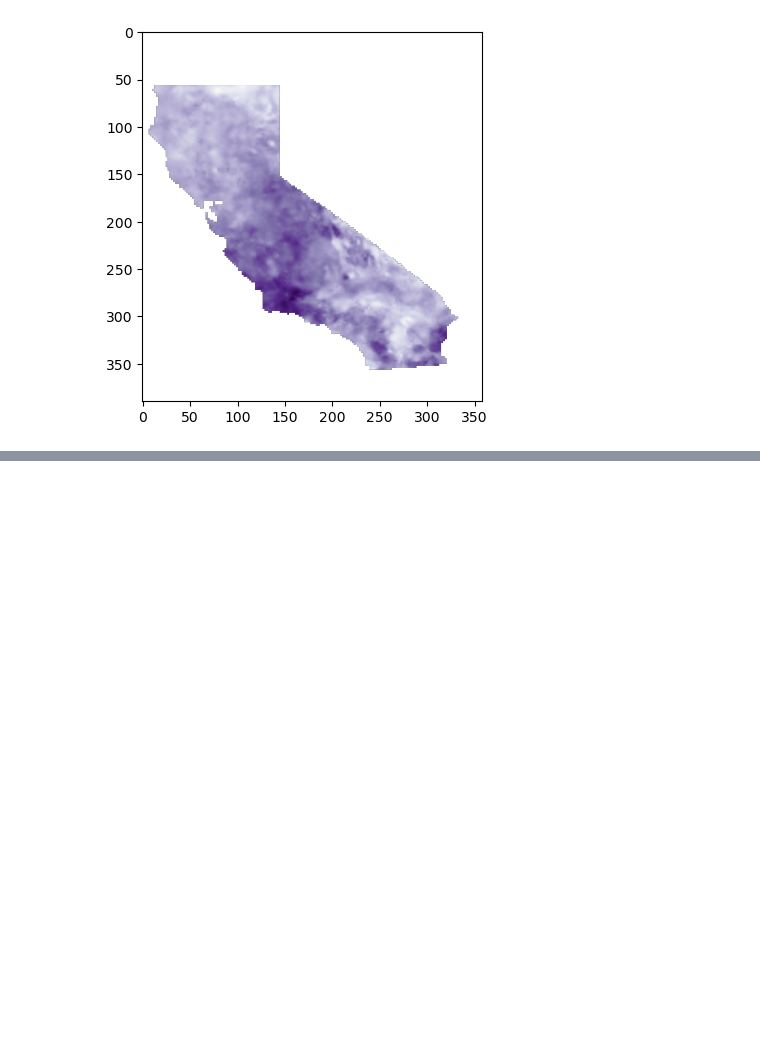
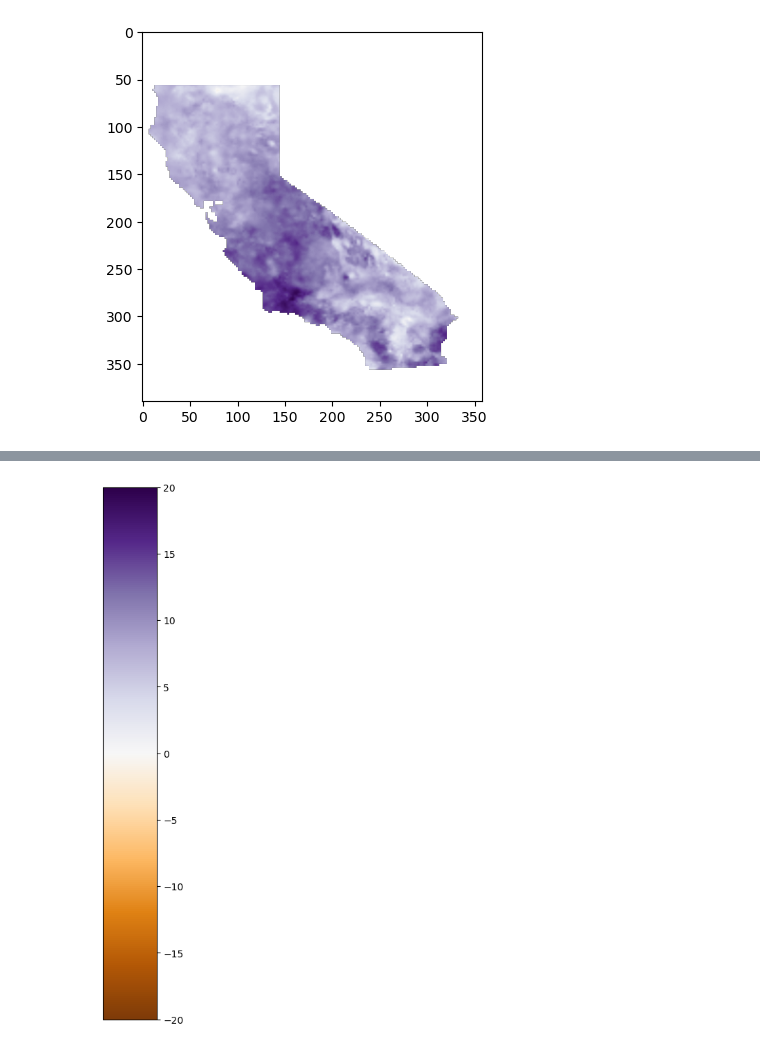
Before and after one commit to AgentOxygen/Troubled-Waters-App, a Jupyter notebook: Prototyping.ipynb, the cells around one changed output, grey strips where cells are left out. Cells and saved outputs as stored; diff of their text form; code cells hidden in the pictures; blank space fills up the shorter version.

```diff
--- a/Prototyping.ipynb
+++ b/Prototyping.ipynb
@@ -147,0 +167,17 @@ im
+# %%
+CB_OUTPUT_DIR = "../troubled_waters_data/colorbars/"
+metrics = ['frac_extreme', 'max_threeday_precip', 'nov_mar_percent',
+            'rainfall_ratio', 'num_ros_events', 'norm_rain_on_snow',
+            'SWE_total', 'et']
+norms = [Normalize(vmin=-20, vmax=20), Normalize(vmin=-100, vmax=100), Normalize(vmin=-20, vmax=20),
+        Normalize(vmin=-100, vmax=100), Normalize(vmin=-100, vmax=100), Normalize(vmin=-50, vmax=50),
+        Normalize(vmin=-100, vmax=100), Normalize(vmin=-50, vmax=50)]
+
+
+fig, ax = plt.subplots(1, 1, figsize=(1, 10), dpi=100)
+#ax = fig.add_axes([0.05, 0.80, 0.9, 0.1])
+
+cb = mpl.colorbar.ColorbarBase(ax, norm=norms[0], orientation='vertical', cmap='PuOr')
+fig.savefig("test.png", dpi=fig.dpi, bbox_inches='tight', pad_inches=0.2)
+# %% [output]
+[figure, added]
```
Also changed, not shown: parts of 6 cells of this notebook, 4 other files.
